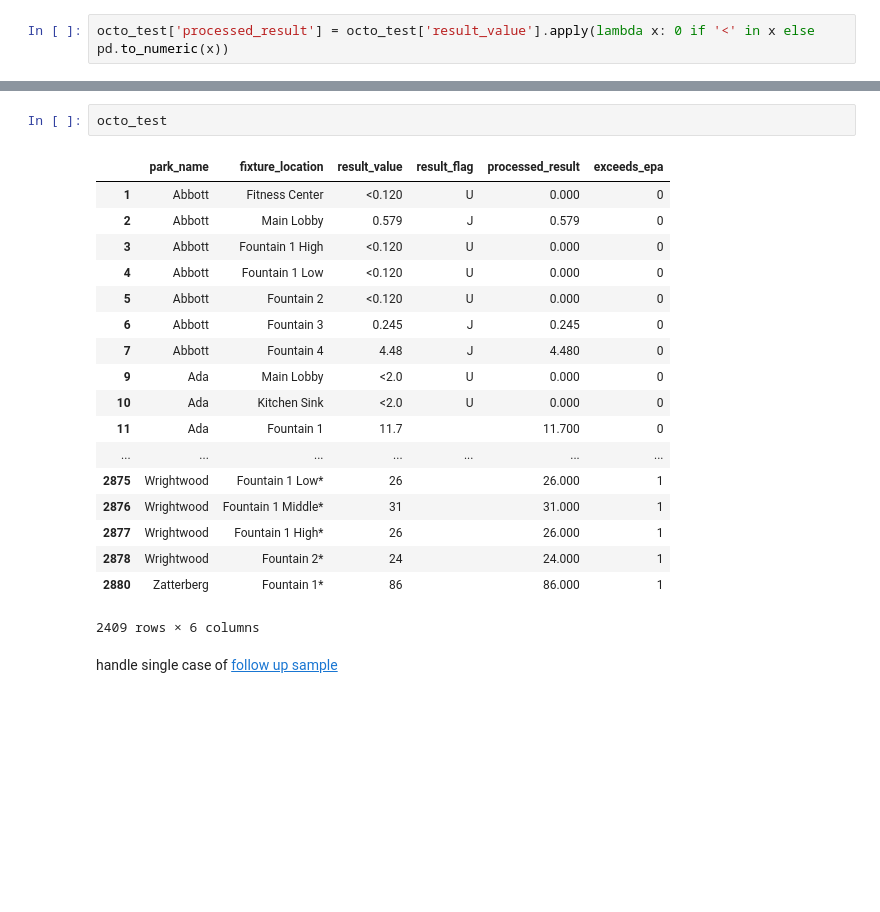
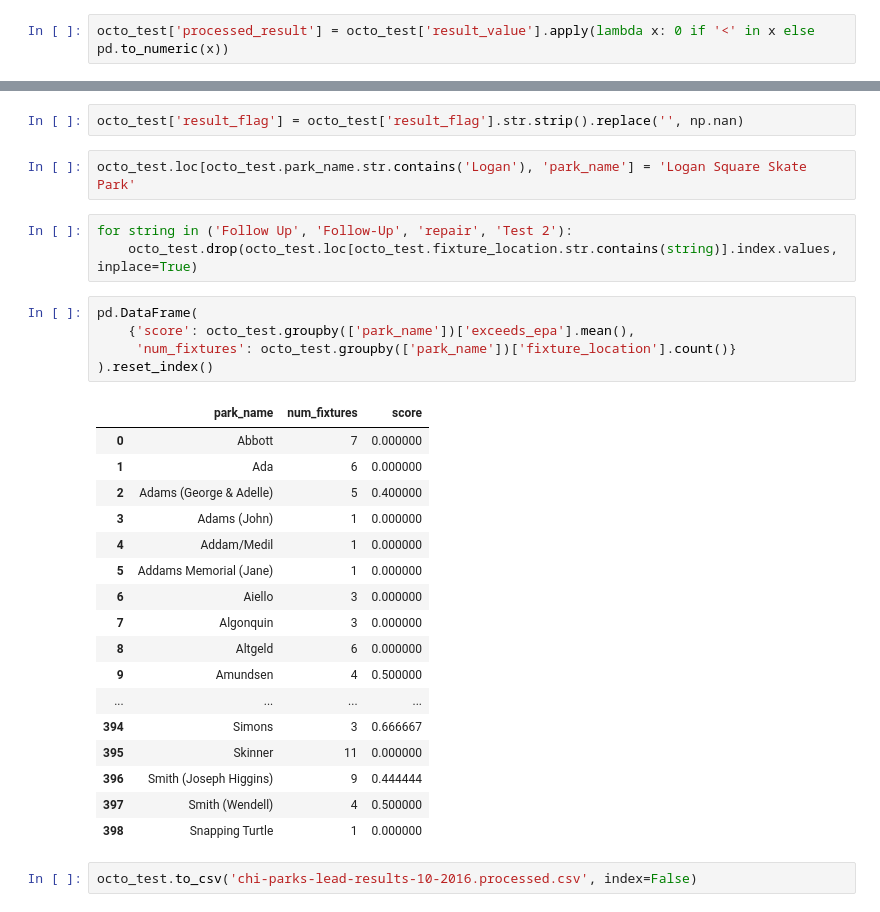
Before and after one commit to City-Bureau/chicago-lead, a Jupyter notebook: assets/chi-parks-lead-results/parks-processing.ipynb, the cells around one changed output, grey strips where cells are left out. Drawn from its saved outputs; the diff is of its cells as text; blank space fills up the shorter version.

Commit message:
adds dataset for lead scores aggregated to park level, removes retests from full park score dataset

```diff
--- a/assets/chi-parks-lead-results/parks-processing.ipynb
+++ b/assets/chi-parks-lead-results/parks-processing.ipynb
@@ -82,24 +84,33 @@ octo_test['processed_result'] = octo_test['result_value'].apply(lambda x: 0 if '
 octo_test['exceeds_epa'] = octo_test['processed_result'].apply(lambda x: 1 if x > 15 else 0)
-# %%
-octo_test
-# %% [output]
-|  | park_name | fixture_location | result_value | result_flag | processed_result | exceeds_epa |
-| 1 | Abbott | Fitness Center | <0.120 | U | 0.000 | 0 |
-| 2 | Abbott | Main Lobby | 0.579 | J | 0.579 | 0 |
-| 3 | Abbott | Fountain 1 High | <0.120 | U | 0.000 | 0 |
-| 4 | Abbott | Fountain 1 Low | <0.120 | U | 0.000 | 0 |
-| 5 | Abbott | Fountain 2 | <0.120 | U | 0.000 | 0 |
-| 6 | Abbott | Fountain 3 | 0.245 | J | 0.245 | 0 |
-| 7 | Abbott | Fountain 4 | 4.48 | J | 4.480 | 0 |
-| 9 | Ada | Main Lobby | <2.0 | U | 0.000 | 0 |
-| 10 | Ada | Kitchen Sink | <2.0 | U | 0.000 | 0 |
-| 11 | Ada | Fountain 1 | 11.7 |  | 11.700 | 0 |
-| ... | ... | ... | ... | ... | ... | ... |
-| 2875 | Wrightwood | Fountain 1 Low* | 26 |  | 26.000 | 1 |
-| 2876 | Wrightwood | Fountain 1 Middle* | 31 |  | 31.000 | 1 |
-| 2877 | Wrightwood | Fountain 1 High* | 26 |  | 26.000 | 1 |
-| 2878 | Wrightwood | Fountain 2* | 24 |  | 24.000 | 1 |
-| 2880 | Zatterberg | Fountain 1* | 86 |  | 86.000 | 1 |
-2409 rows × 6 columns
-# %% [markdown]
-handle single case of [follow up sample](https://github.com/datamade/chicago-lead/blob/parks-processing/assets/chi-parks-lead-results/chi-parks-lead-results-10-2016.processed.csv#L1118)
+# %%
+octo_test['result_flag'] = octo_test['result_flag'].str.strip().replace('', np.nan)
+# %%
+octo_test.loc[octo_test.park_name.str.contains('Logan'), 'park_name'] = 'Logan Square Skate Park'
+# %%
+for string in ('Follow Up', 'Follow-Up', 'repair', 'Test 2'):
+    octo_test.drop(octo_test.loc[octo_test.fixture_location.str.contains(string)].index.values, inplace=True)
+# %%
+pd.DataFrame(
+    {'score': octo_test.groupby(['park_name'])['exceeds_epa'].mean(),
+     'num_fixtures': octo_test.groupby(['park_name'])['fixture_location'].count()}
+).reset_index()
+# %% [output]
+|  | park_name | num_fixtures | score |
+| 0 | Abbott | 7 | 0.000000 |
+| 1 | Ada | 6 | 0.000000 |
+| 2 | Adams (George & Adelle) | 5 | 0.400000 |
+| 3 | Adams (John) | 1 | 0.000000 |
+| 4 | Addam/Medil | 1 | 0.000000 |
+| 5 | Addams Memorial (Jane) | 1 | 0.000000 |
+| 6 | Aiello | 3 | 0.000000 |
+| 7 | Algonquin | 3 | 0.000000 |
+| 8 | Altgeld | 6 | 0.000000 |
+| 9 | Amundsen | 4 | 0.500000 |
+| ... | ... | ... | ... |
+| 394 | Simons | 3 | 0.666667 |
+| 395 | Skinner | 11 | 0.000000 |
+| 396 | Smith (Joseph Higgins) | 9 | 0.444444 |
+| 397 | Smith (Wendell) | 4 | 0.500000 |
+| 398 | Snapping Turtle | 1 | 0.000000 |
+# %%
+octo_test.to_csv('chi-parks-lead-results-10-2016.processed.csv', index=False)
```
Also changed, not shown: parts of 3 cells of this notebook, 2 other files.
